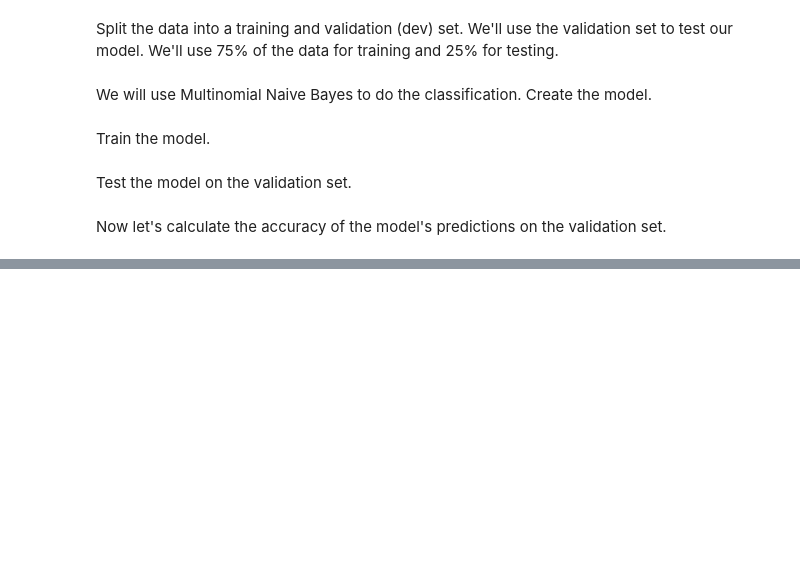
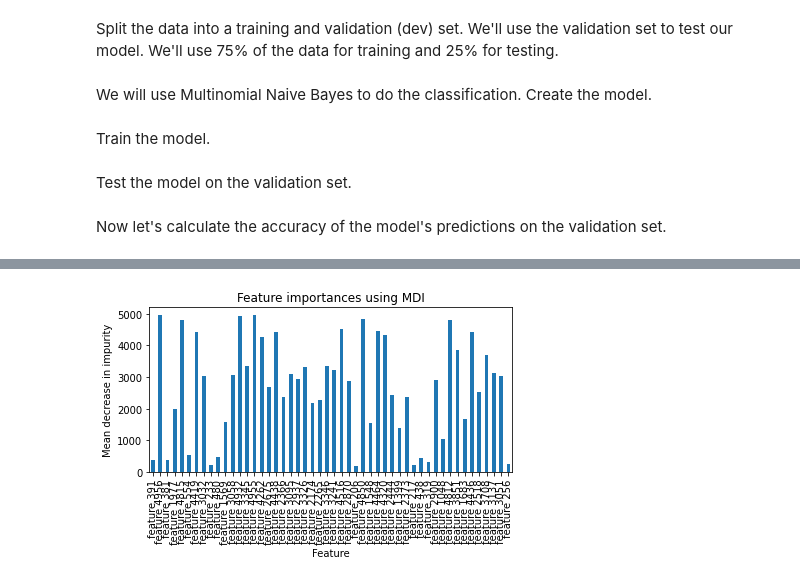
Before and after one commit to Kellyronan03/CA337_project, a Jupyter notebook: src/notebooks/ca337_a2_p3.ipynb, the cells around one changed output, grey strips where cells are left out. Cells and saved outputs as stored; diff of their text form; code cells hidden in the pictures; blank space fills up the shorter version.

```diff
--- a/src/notebooks/ca337_a2_p3.ipynb
+++ b/src/notebooks/ca337_a2_p3.ipynb
@@ -59,7 +59,7 @@ The story centers around Barry McKenzie who must go to England if he wishes to c
 We'll use the CountVectorizer class to extract the words in each review as the features the algorithm will learn from. Each document is represented as a 200 dimension vector of word counts. Only the 200 most frequent words are used in this version.
 # %%
 from sklearn.feature_extraction.text import CountVectorizer
-vectorizer = CountVectorizer(analyzer='word',max_features=16000,lowercase=True,binary=True,ngram_range=(1,2),stop_words='english')
+vectorizer = CountVectorizer(analyzer='word',max_features=5000,lowercase=True)
 features = vectorizer.fit_transform(train_data).toarray()
 # %% [markdown]
 As a sanity check, let's check we have a 2-d array where each row is one of the 25,000 instances and each column is one of 200 words. Print out the words that will be used for classification.
@@ -82,7 +79,15 @@ model = MultinomialNB()
+# %%
+from sklearn.ensemble import RandomForestClassifier
+feature_names = [f"feature {i}" for i in range(features.shape[1])]
+model = RandomForestClassifier(random_state=42)
 # %% [markdown]
 Train the model.
 # %%
 model = model.fit(X=X_train,y=y_train)
+# %%
+feature_importances = model.feature_importances_
+top_50_indices = feature_importances.argsort()[-50:][::-1]
+top_50_feature_names = [feature_names[i] for i in top_50_indices]
 # %% [markdown]
 Test the model on the validation set.
 # %%
@@ -96,0 +102,11 @@ print(accuracy_score(y_val,y_pred))
+# %%
+import time
+
+import numpy as np
+
+start_time = time.time()
+importances = top_50_indices
+std = np.std([tree.feature_importances_ for tree in model.estimators_], axis=0)
+elapsed_time = time.time() - start_time
+
+print(f"Elapsed time to compute the importances: {elapsed_time:.3f} seconds")
@@ -96,0 +115,16 @@ print(accuracy_score(y_val,y_pred))
+# %%
+import pandas as pd
+import matplotlib.pyplot as plt
+
+# Assuming you have forest_importances, top_50_feature_names, and std ready
+forest_importances = pd.Series(importances, index=top_50_feature_names)
+
+fig, ax = plt.subplots()
+forest_importances.plot(kind='bar', ax=ax)
+ax.set_title("Feature importances using MDI")
+ax.set_ylabel("Mean decrease in impurity")
+ax.set_xlabel("Feature")
+fig.tight_layout()
+plt.show()
+# %% [output]
+[figure, added]
```
Also changed, not shown: parts of 4 cells of this notebook.
